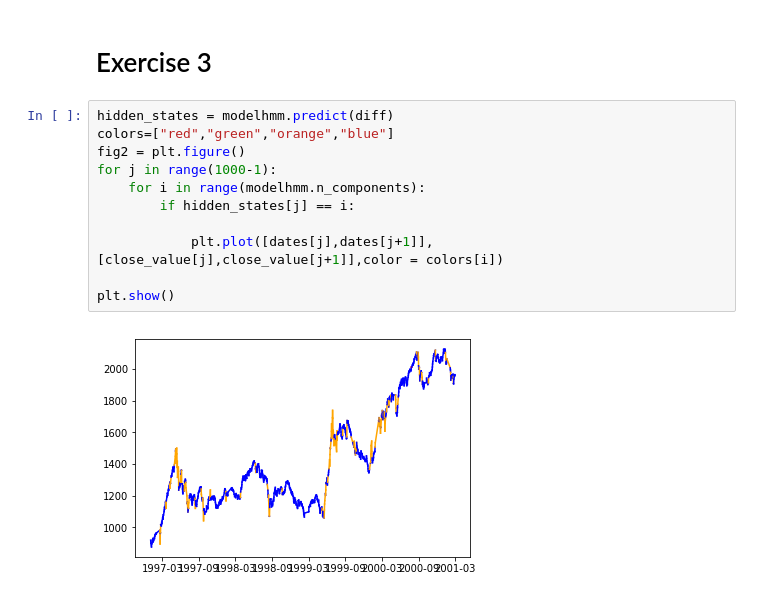
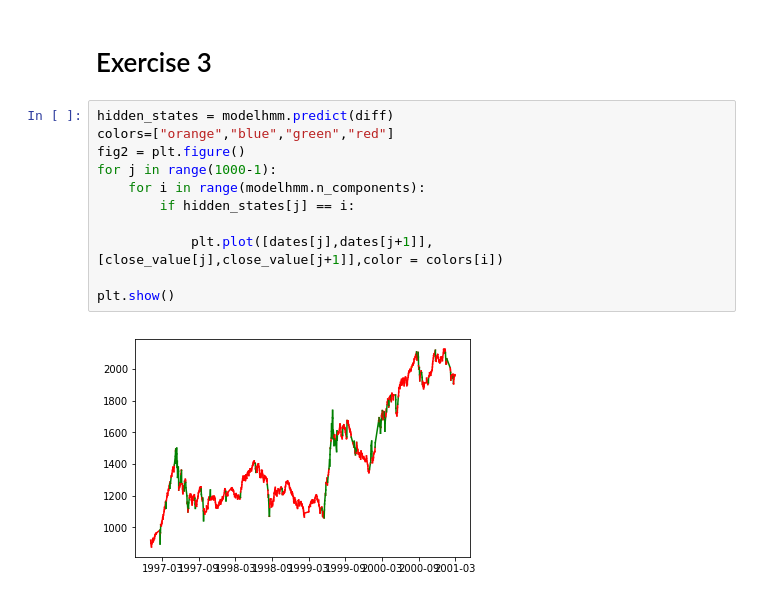
Before and after one commit to louisgzli/HMM_stock, a Jupyter notebook: 11849330.ipynb, the cells around one changed output. Cells and saved outputs as stored; diff of their text form.

```diff
--- a/11849330.ipynb
+++ b/11849330.ipynb
@@ -66,14 +66,14 @@ array([[  9.86283260e-01,   3.87903157e-06,   1.05030111e-05,
 # Exercise 3
 # %%
 hidden_states = modelhmm.predict(diff)
-colors=["red","green","orange","blue"]
+colors=["orange","blue","green","red"]
 fig2 = plt.figure()
 for j in range(1000-1):
     for i in range(modelhmm.n_components):
         if hidden_states[j] == i:
 
             plt.plot([dates[j],dates[j+1]],[close_value[j],close_value[j+1]],color = colors[i])
 
 plt.show()
 # %% [output]
-[figure, old version]
+[figure, new version]
```
Also changed, not shown: parts of 3 cells of this notebook.
